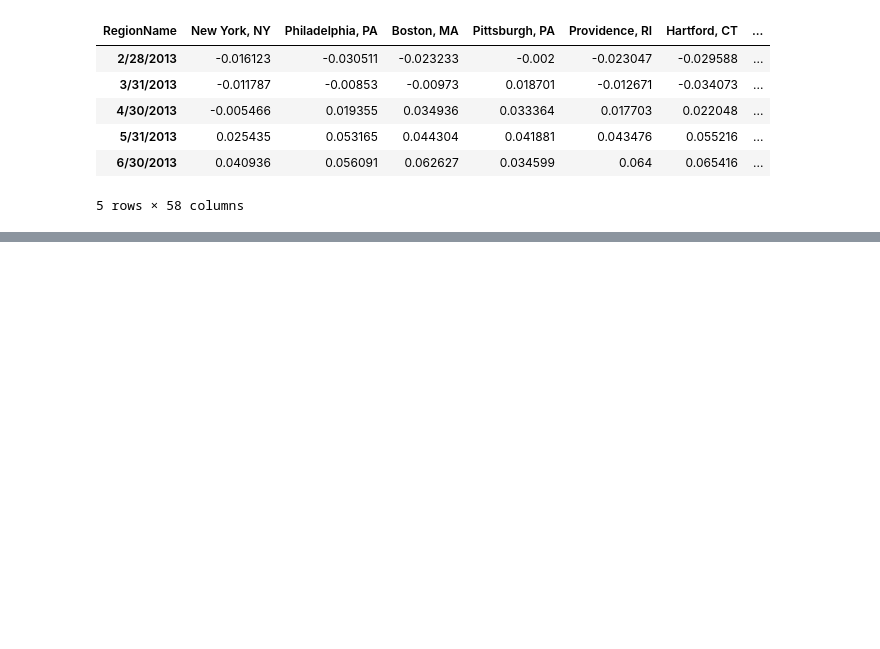
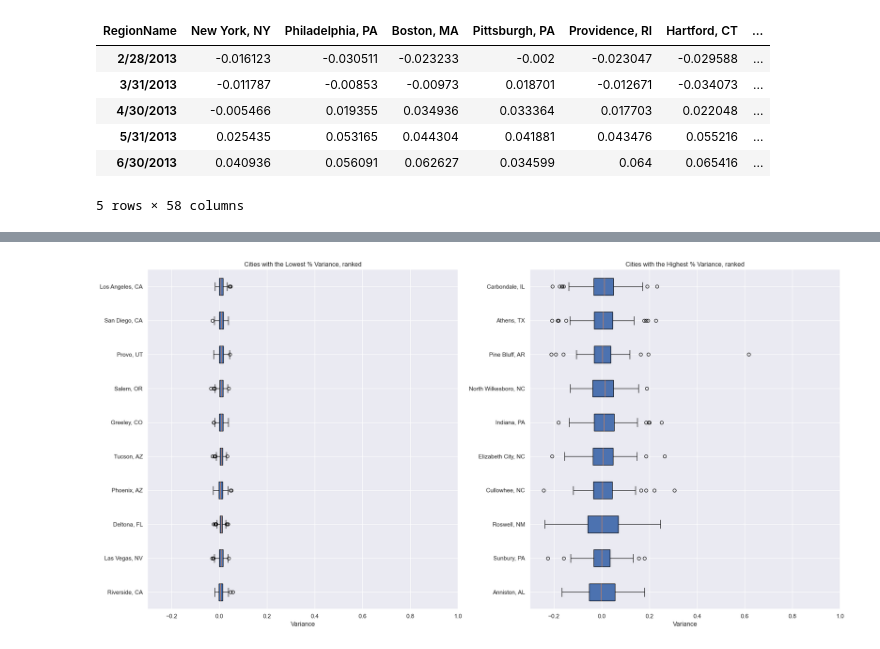
Before and after one commit to anderoos/Coolest-project-1, a Jupyter notebook: Change.ipynb, the cells around one changed output, grey strips where cells are left out. Cells and saved outputs as stored; diff of their text form; code cells hidden in the pictures; blank space fills up the shorter version.

```diff
--- a/Change.ipynb
+++ b/Change.ipynb
@@ -203,0 +409,3 @@ plt.tight_layout()
+# %%
+# Getting the top 10 and bottom 10 states ranked by overall variance of percentages
+df_pct_transposed = df_pct.transpose().reset_index(drop=False)
@@ -203,0 +428,26 @@ plt.tight_layout()
+# %%
+# Capture Tranposed names
+df_pct_transposed_names_unsorted =  df_pct_transposed.iloc[0,:]
+df_pct_transposed = df_pct_transposed.drop([0,1], axis=0)
+df_pct_transposed.columns = df_pct_transposed_names_unsorted.replace({'RegionName': 'Dates'})
+df_pct_transposed['Dates'] = pd.to_datetime(df_pct_transposed['Dates'])
+df_pct_transposed.set_index('Dates', inplace=True)
+# %%
+# Rank Cities by variance and sort
+df_pct_transposed_sort_ascending = df_pct_transposed.var().sort_values(ascending=True)
+df_pct_transposed_sort_decending = df_pct_transposed.var().sort_values(ascending=False)
+variance_pct_top_ten = df_pct_transposed_sort_ascending.iloc[:10].index
+variance_pct_bottom_ten = df_pct_transposed_sort_decending.iloc[:10].index
+# Convert to LongFloat for accuracy
+# df_pct_transposed_sort_ascending_array = np.longfloat(df_pct_transposed_sort_ascending)
+# df_pct_transposed_sort_decending_array = np.longfloat(df_pct_transposed_sort_decending)
+# Filter transposed df so it only plots cities within the top/bottom 10 ranks
+df_pct_transposed_sort_ascending_filtered = df_pct_transposed.loc[:, df_pct_transposed.columns.isin(variance_pct_top_ten)]
+df_pct_transposed_sort_decending_filtered = df_pct_transposed.loc[:, df_pct_transposed.columns.isin(variance_pct_bottom_ten)]
+
+print('Cities with the lowest Variance %')
+print(df_pct_transposed_sort_ascending.iloc[:10])
+print('==================================')
+print('Cities with the highest Variance %')
+print(df_pct_transposed_sort_decending.iloc[:10])
+print('==================================')
@@ -203,0 +472,14 @@ plt.tight_layout()
+# %%
+fig4, ax4 = plt.subplots(1,2, figsize=(20,10))
+ax4[0].boxplot(df_pct_transposed_sort_ascending_filtered, vert=False, patch_artist=True, labels=variance_pct_top_ten)
+ax4[0].set_xlim(-0.3, 1)
+ax4[0].set_title("Cities with the Lowest % Variance, ranked")
+ax4[0].set_xlabel("Variance")
+ax4[1].boxplot(df_pct_transposed_sort_decending_filtered, vert=False, patch_artist=True, labels=variance_pct_bottom_ten)
+ax4[1].set_xlim(-0.3, 1)
+ax4[1].set_title("Cities with the Highest % Variance, ranked")
+ax4[1].set_xlabel("Variance")
+plt.tight_layout()
+fig4.savefig('Images/Volatility/variabity_top_bottom.svg', dpi=144, bbox_inches='tight')
+# %% [output]
+[figure, added]
```
Also changed, not shown: parts of 24 cells of this notebook, 8 other files.
